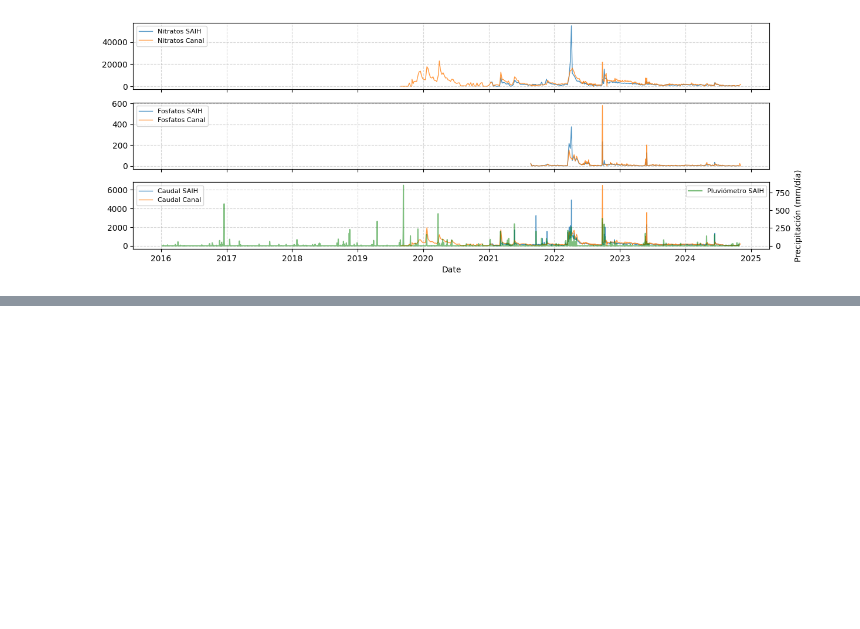
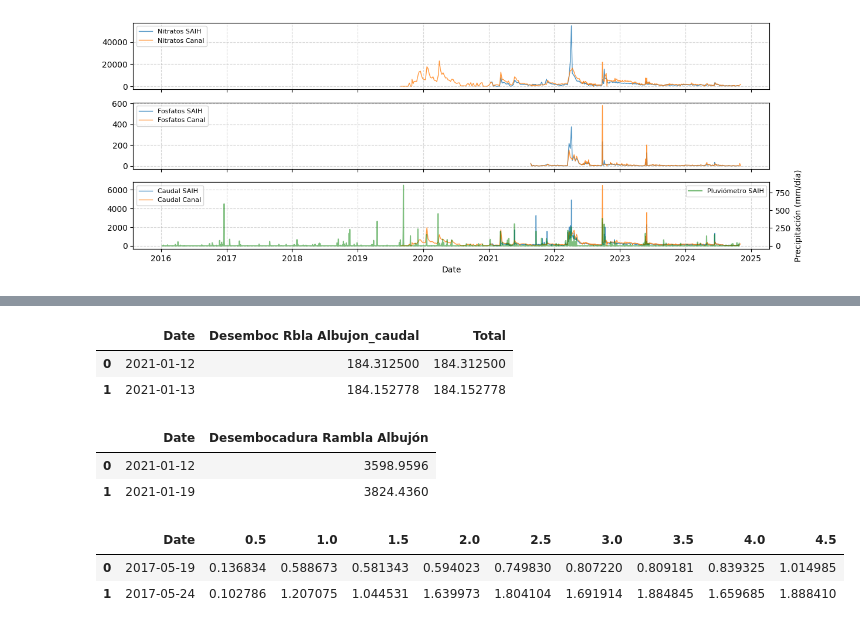
Before and after one commit to Antonio-MI/mar-menor-chl, a Jupyter notebook: Relacion_Pluvio-Nitratos-Temp-Clorofila.ipynb, the cells around one changed output, grey strips where cells are left out. Cells and saved outputs as stored; diff of their text form; code cells hidden in the pictures; blank space fills up the shorter version.

```diff
--- a/Relacion_Pluvio-Nitratos-Temp-Clorofila.ipynb
+++ b/Relacion_Pluvio-Nitratos-Temp-Clorofila.ipynb
@@ -392,0 +404,18 @@ ax[2].grid(True, linestyle = '--', alpha = 0.5)
+# %%
+df_caudal.head(2)
+# %% [output]
+|  | Date | Desemboc Rbla Albujon_caudal | Total |
+| 0 | 2021-01-12 | 184.312500 | 184.312500 |
+| 1 | 2021-01-13 | 184.152778 | 184.152778 |
+# %%
+saih_nitratos.head(2)
+# %% [output]
+|  | Date | Desembocadura Rambla Albujón |
+| 0 | 2021-01-12 | 3598.9596 |
+| 1 | 2021-01-19 | 3824.4360 |
+# %%
+dataframes_boya_CTD7["CTD7_Clorofila"].head(2)
+# %% [output]
+|  | Date | 0.5 | 1.0 | 1.5 | 2.0 | 2.5 | 3.0 | 3.5 | 4.0 | 4.5 |
+| 0 | 2017-05-19 | 0.136834 | 0.588673 | 0.581343 | 0.594023 | 0.749830 | 0.807220 | 0.809181 | 0.839325 | 1.014985 |
+| 1 | 2017-05-24 | 0.102786 | 1.207075 | 1.044531 | 1.639973 | 1.804104 | 1.691914 | 1.884845 | 1.659685 | 1.888410 |
```
Also changed, not shown: parts of 11 cells of this notebook, 2 other files.
